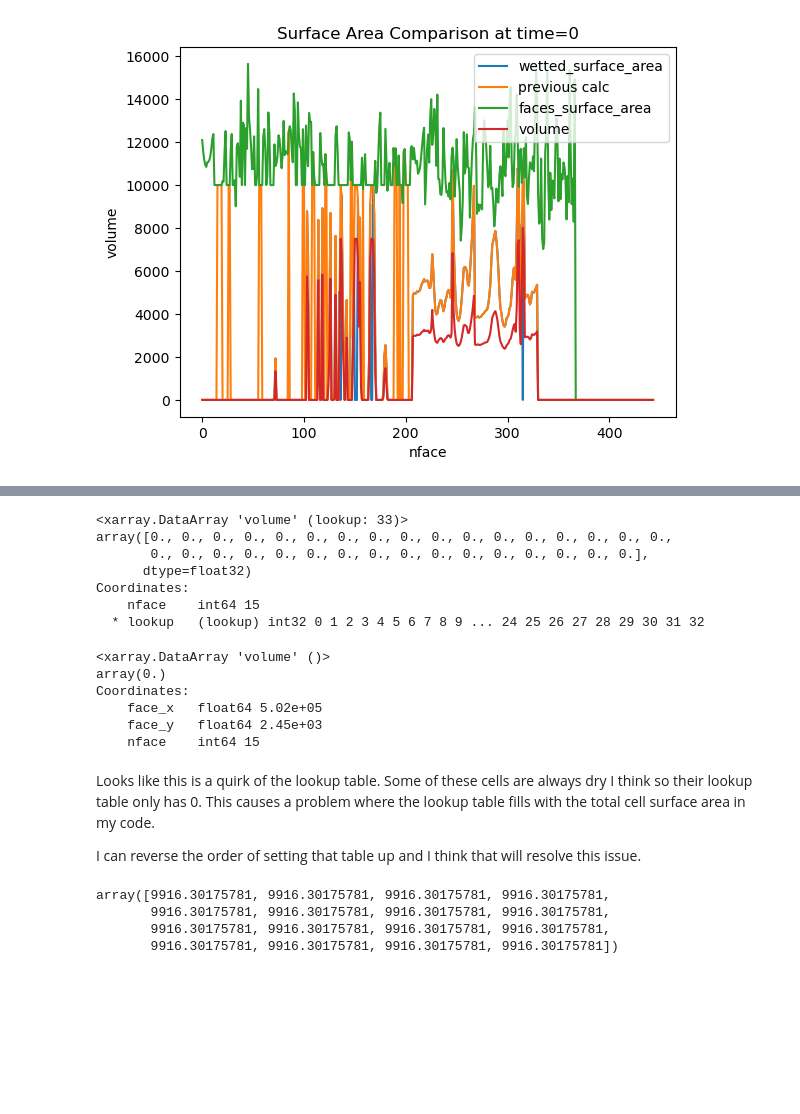
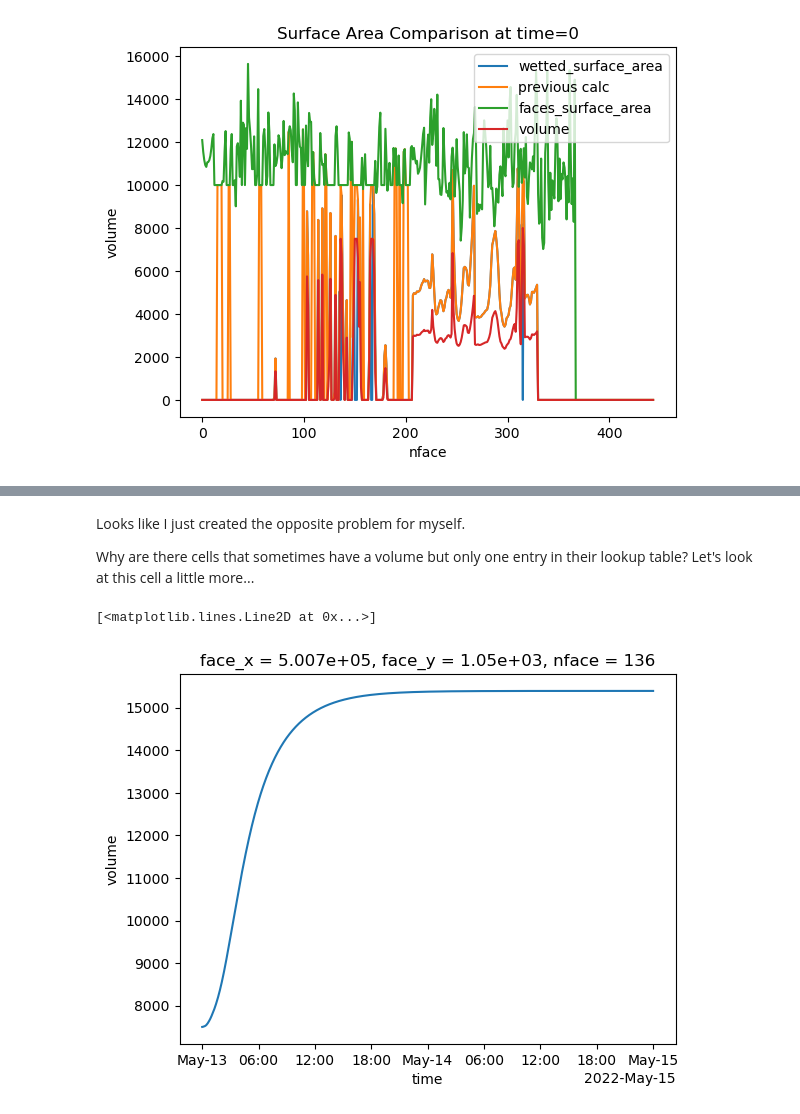
Before and after one commit to EcohydrologyTeam/ClearWater-riverine, a Jupyter notebook: examples/dev_sandbox/wetted_surface_area.ipynb, the cells around one changed output, grey strips where cells are left out. Cells and saved outputs as stored; diff of their text form; code cells hidden in the pictures; blank space fills up the shorter version.

```diff
--- a/examples/dev_sandbox/wetted_surface_area.ipynb
+++ b/examples/dev_sandbox/wetted_surface_area.ipynb
@@ -218,23 +211,9 @@ lookup_table[lookup_table.Cell == f]
+# %% [markdown]
+Looks like I just created the opposite problem for myself.
+
+Why are there cells that sometimes have a volume but only one entry in their lookup table? Let's look at this cell a little more...
 # %%
-lookup_dataset.volume.isel(nface=f)
+transport_model.mesh.volume.isel(nface=f).plot()
 # %% [output]
-<xarray.DataArray 'volume' (lookup: 33)>
-array([0., 0., 0., 0., 0., 0., 0., 0., 0., 0., 0., 0., 0., 0., 0., 0., 0.,
-       0., 0., 0., 0., 0., 0., 0., 0., 0., 0., 0., 0., 0., 0., 0., 0.],
-      dtype=float32)
-Coordinates:
-    nface    int64 15
-  * lookup   (lookup) int32 0 1 2 3 4 5 6 7 8 9 ... 24 25 26 27 28 29 30 31 32
+[<matplotlib.lines.Line2D at 0x...>]
+[figure, added]
-# %%
-transport_model.mesh.volume.isel(nface=f).max()
-# %% [output]
-<xarray.DataArray 'volume' ()>
-array(0.)
-Coordinates:
-    face_x   float64 5.02e+05
-    face_y   float64 2.45e+03
-    nface    int64 15
-# %% [markdown]
-Looks like this is a quirk of the lookup table. Some of these cells are always dry I think so their lookup table only has 0. This causes a problem where the lookup table fills with the total cell surface area in my code.
-
-I can reverse the order of setting that table up and I think that will resolve this issue.
@@ -256,7 +219,0 @@ for nf in [311]:
-# %%
-interp_vals
-# %% [output]
-array([9916.30175781, 9916.30175781, 9916.30175781, 9916.30175781,
-       9916.30175781, 9916.30175781, 9916.30175781, 9916.30175781,
-       9916.30175781, 9916.30175781, 9916.30175781, 9916.30175781,
-       9916.30175781, 9916.30175781, 9916.30175781, 9916.30175781])
```
Also changed, not shown: parts of 42 cells of this notebook, 2 other files.
